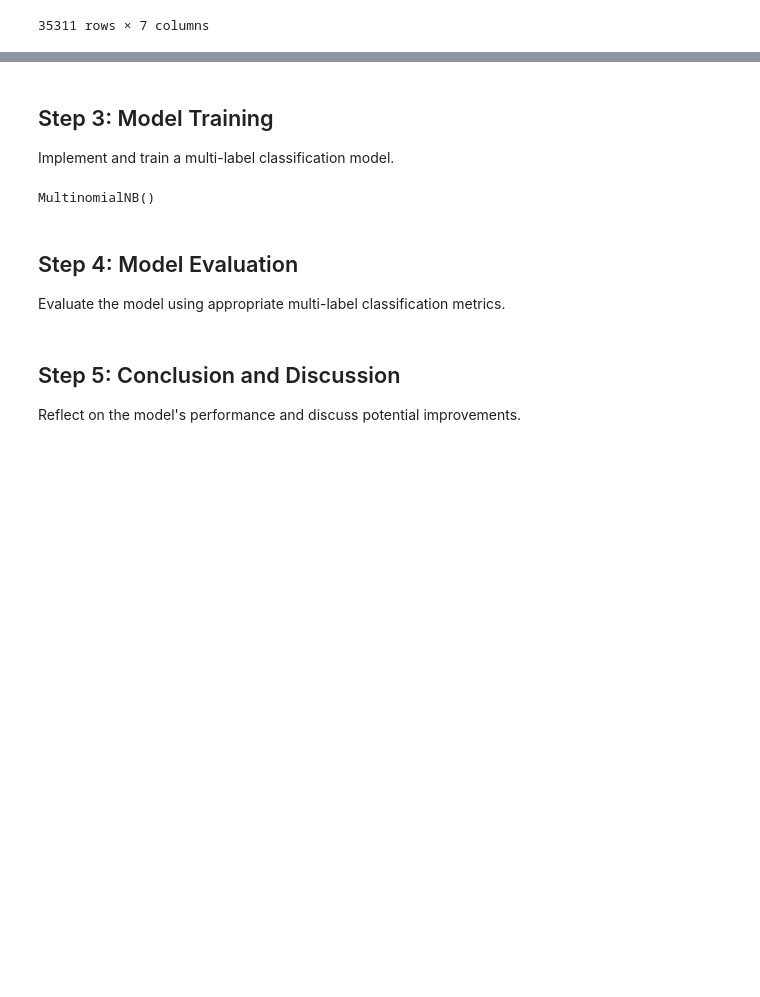
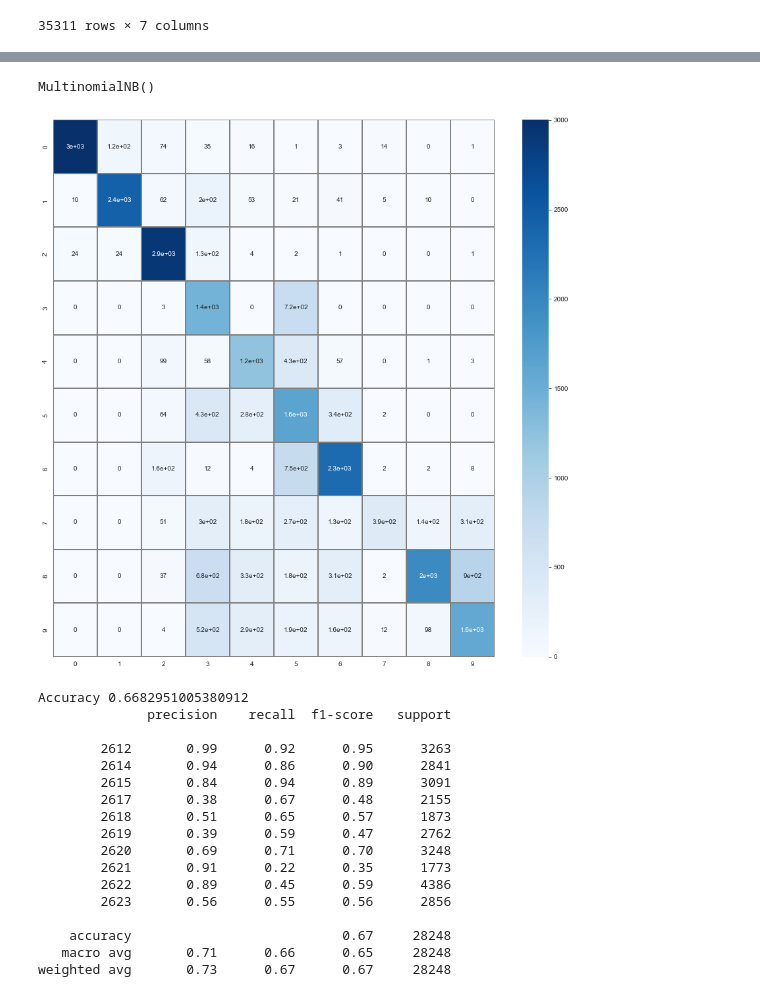
Before and after one commit to pouriaSameti/ML-Projects, a Jupyter notebook: Q2/Multi_Label_Classification_Specific_Task.ipynb, the cells around one changed output, grey strips where cells are left out. Drawn from its saved outputs; the diff is of its cells as text; code cells hidden in the pictures; blank space fills up the shorter version.

```diff
--- a/Q2/Multi_Label_Classification_Specific_Task.ipynb
+++ b/Q2/Multi_Label_Classification_Specific_Task.ipynb
@@ -68,0 +105,11 @@ dataset
+# %%
+# stopwords removal
+from nltk.corpus import stopwords
+
+def remove_stopwords(text):
+    stop_word_en_fa = list(set(stopwords.words('english')))
+    words = [w for w in text if w not in stop_word_en_fa]
+    return words
+
+dataset['Product Title'] = dataset['Product Title'].map(lambda x: remove_stopwords(x))
+dataset
@@ -68,0 +130,8 @@ dataset
+# %%
+#combining words in any rows
+
+def combine_text(list_of_text):
+    return ' '.join(list_of_text)
+
+dataset['Product Title'] = dataset['Product Title'].map(lambda x: combine_text(x))
+dataset
@@ -68,0 +152,9 @@ dataset
+# %%
+from sklearn.feature_extraction.text import CountVectorizer
+
+cv = CountVectorizer()
+cv_columns = pd.DataFrame(cv.fit_transform(dataset['Product Title']).toarray())
+dataset = pd.concat([dataset, cv_columns], axis=1)
+
+dataset = dataset.drop(columns='Product Title')
+dataset
@@ -69,10 +175,6 @@ dataset
 # %%
 #splitting dataset
 from sklearn.model_selection import train_test_split
-
+dataset.rename(columns={' Merchant ID':4001, ' Cluster ID': 4002}, inplace=True)
 x_train, x_test, y_train, y_test = train_test_split(dataset.drop(columns=' Category ID'), dataset[' Category ID'], test_size=0.2, random_state=42)
-# %% [markdown]
-
-## Step 3: Model Training
-Implement and train a multi-label classification model.
 # %%
@@ -84,7 +185,3 @@ mnb = MultinomialNB()
 mnb.fit(x_train, y_train)
 # %% [output]
 MultinomialNB()
-# %% [markdown]
-
-## Step 4: Model Evaluation
-Evaluate the model using appropriate multi-label classification metrics.
@@ -94,4 +187,0 @@ Evaluate the model using appropriate multi-label classification metrics.
-# %% [markdown]
-
-## Step 5: Conclusion and Discussion
-Reflect on the model's performance and discuss potential improvements.
@@ -100,0 +188,31 @@ Reflect on the model's performance and discuss potential improvements.
+# %%
+# TODO: Evaluate the model for train set
+from sklearn.metrics import classification_report, confusion_matrix, accuracy_score
+
+y_train_pred = mnb.predict(x_train)
+
+fig, ax = plt.subplots(figsize=(15,15))
+sns.heatmap(confusion_matrix(y_train, y_train_pred), annot=True, cmap='Blues', linecolor='gray', linewidths=2)
+plt.show()
+
+print('Accuracy', accuracy_score(y_train, y_train_pred))
+print(classification_report(y_train, y_train_pred, zero_division='warn'))
+# %% [output]
+[figure, added]
+Accuracy 0.6682951005380912
+              precision    recall  f1-score   support
+
+        2612       0.99      0.92      0.95      3263
+        2614       0.94      0.86      0.90      2841
+        2615       0.84      0.94      0.89      3091
+        2617       0.38      0.67      0.48      2155
+        2618       0.51      0.65      0.57      1873
+        2619       0.39      0.59      0.47      2762
+        2620       0.69      0.71      0.70      3248
+        2621       0.91      0.22      0.35      1773
+        2622       0.89      0.45      0.59      4386
+        2623       0.56      0.55      0.56      2856
+
+    accuracy                           0.67     28248
+   macro avg       0.71      0.66      0.65     28248
+weighted avg       0.73      0.67      0.67     28248
```
Also changed, not shown: parts of 18 cells of this notebook, 2 other files.
